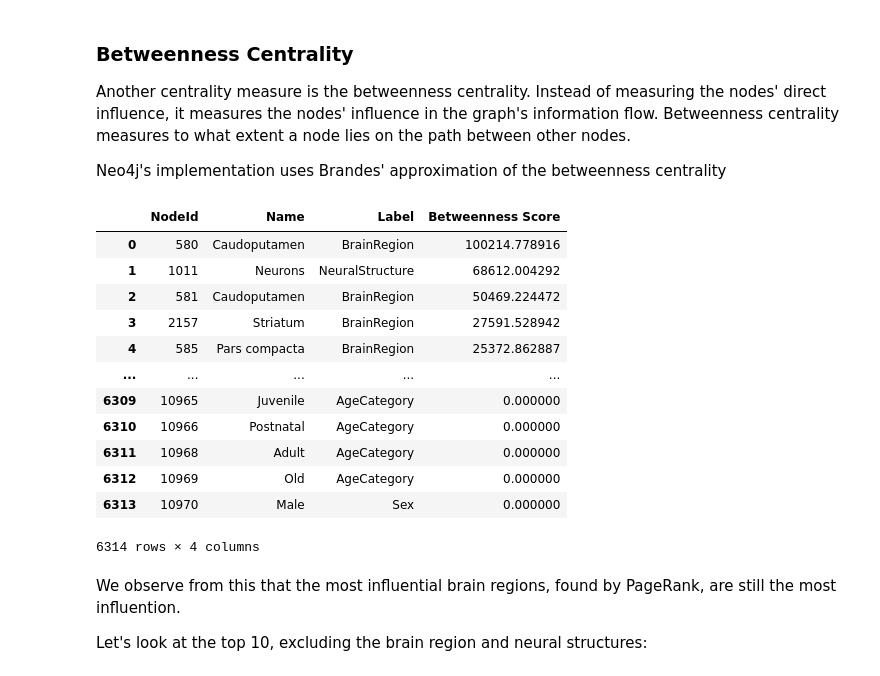
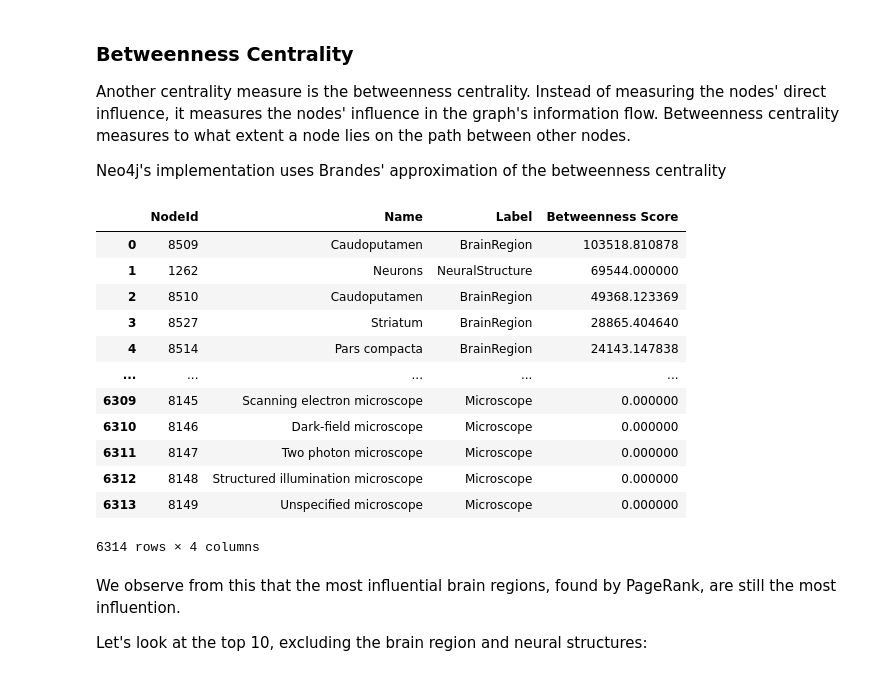
Before and after one commit to marenpg/jupyter_basal_ganglia, a Jupyter notebook: 2. Extending the data with extracted information - GraphAnalysis/1. General information search.ipynb, the cells around one changed output. Drawn from its saved outputs; the diff is of its cells as text; code cells hidden in the pictures.

```diff
--- a/2. Extending the data with extracted information - GraphAnalysis/1. General information search.ipynb
+++ b/2. Extending the data with extracted information - GraphAnalysis/1. General information search.ipynb
@@ -169,17 +172,19 @@ with driver.session() as session:
 Now, we can use this community Id to investigate the largest communities.
 One thing to do is visualization, but for that we need to use other tools, so for now, we can looke at the labels that are within the differnt groups and their count.
 # %%
-top_5 = label_prop_table[:5]
-label_counts = []
-with driver.session() as session:
-    for row in top_5:
+def get_labels_in_communities(prop, row):
+    label_counts = []
+    with driver.session() as session:
         res = session.run("""
-            MATCH (n {community: %d})
-            RETURN DISTINCT labels(n) as label, count(*) as number
-        """ % row[0])
+            MATCH (n {%s: %d})
+            RETURN DISTINCT labels(n)[0] as label, count(n) as number
+            ORDER BY number
+        """ % (prop, row[0]))
 
         for rec in res:
             label_counts.append([rec["label"], rec["number"]])
+        print("Community:", row[0])
+        return label_counts
 
-pd.DataFrame(label_prop_table, columns=["label", "number"])
+pd.DataFrame(get_labels_in_communities("community", label_prop_table[0]), columns=["label", "number"])
 # %% [output]
@@ -206,7 +266,7 @@ The Louvain algorithm is a more advanced method for finding communities in large
 # %%
 import pandas as pd
 
-label_prop_table = []
+louvain_table = []
 with driver.session() as session:
     res = session.run("""
         CALL gds.louvain.stream('all-nodes')
@@ -216,8 +276,8 @@ with driver.session() as session:
     """)
 
     for rec in res:
-        label_prop_table.append([rec["louvainId"], rec["members"]])
+        louvain_table.append([rec["louvainId"], rec["members"]])
 
-pd.DataFrame(label_prop_table, columns=["Louvain Id", "Size"])
+pd.DataFrame(louvain_table, columns=["Louvain Id", "Size"])
 # %% [output]
 |  | Louvain Id | Size |
@@ -238,7 +298,7 @@ Are there any difference with intermediate communities?
 # %%
 import pandas as pd
 
-label_prop_table = []
+louvain_inter_table = []
 with driver.session() as session:
     res = session.run("""
         CALL gds.louvain.stream(
@@ -252,8 +312,8 @@ with driver.session() as session:
     """)
 
     for rec in res:
-        label_prop_table.append([rec["louvainId"], rec["members"]])
+        louvain_inter_table.append([rec["louvainId"], rec["members"]])
 
-pd.DataFrame(label_prop_table, columns=["Louvain Id", "Size"])
+pd.DataFrame(louvain_inter_table, columns=["Louvain Id", "Size"])
 # %% [output]
 |  | Louvain Id | Size |
@@ -288,7 +348,7 @@ with driver.session() as session:
           'all-nodes',
           {
             includeIntermediateCommunities: true,
-            writeProperty: 'louvain-intermediate'
+            writeProperty: 'louvainIntermediate'
           }
         )
     """)
@@ -683,40 +816,41 @@ Neo4j's implementation uses Brandes' approximation of the betweenness centrality
 # %%
 import pandas as pd
 
 label_prop_table = []
 with driver.session() as session:
     new_call = """
         CALL gds.betweenness.stream('all-nodes')
         YIELD nodeId, score
-        RETURN nodeId, gds.util.asNode(nodeId).name AS name, labels(gds.util.asNode(nodeId)) AS label, score
-        ORDER BY name ASC
+        RETURN nodeId, gds.util.asNode(nodeId).name AS name, labels(gds.util.asNode(nodeId))[0] AS label, score
+        ORDER BY score DESC
     """
     ## The sandbox database is not updated with newest production ready algorithms so we call the old way
-    res = session.run("""
+    old_call = """
         CALL gds.alpha.betweenness.sampled.stream('all-nodes')
         YIELD nodeId, centrality
         RETURN nodeId, gds.util.asNode(nodeId).name AS name, labels(gds.util.asNode(nodeId))[0] AS label, centrality
         ORDER BY centrality DESC
-    """)
+    """
+    res = session.run(new_call)
 
 
     for rec in res:
-        label_prop_table.append([rec["nodeId"], rec["name"], rec["label"], rec["centrality"]])
+        label_prop_table.append([rec["nodeId"], rec["name"], rec["label"], rec["score"]])
 
 pd.DataFrame(label_prop_table, columns=["NodeId", "Name", "Label", "Betweenness Score"])
 # %% [output]
 |  | NodeId | Name | Label | Betweenness Score |
-| 0 | 580 | Caudoputamen | BrainRegion | 100214.778916 |
-| 1 | 1011 | Neurons | NeuralStructure | 68612.004292 |
-| 2 | 581 | Caudoputamen | BrainRegion | 50469.224472 |
-| 3 | 2157 | Striatum | BrainRegion | 27591.528942 |
-| 4 | 585 | Pars compacta | BrainRegion | 25372.862887 |
+| 0 | 8509 | Caudoputamen | BrainRegion | 103518.810878 |
+| 1 | 1262 | Neurons | NeuralStructure | 69544.000000 |
+| 2 | 8510 | Caudoputamen | BrainRegion | 49368.123369 |
+| 3 | 8527 | Striatum | BrainRegion | 28865.404640 |
+| 4 | 8514 | Pars compacta | BrainRegion | 24143.147838 |
 | ... | ... | ... | ... | ... |
-| 6309 | 10965 | Juvenile | AgeCategory | 0.000000 |
-| 6310 | 10966 | Postnatal | AgeCategory | 0.000000 |
-| 6311 | 10968 | Adult | AgeCategory | 0.000000 |
-| 6312 | 10969 | Old | AgeCategory | 0.000000 |
-| 6313 | 10970 | Male | Sex | 0.000000 |
+| 6309 | 8145 | Scanning electron microscope | Microscope | 0.000000 |
+| 6310 | 8146 | Dark-field microscope | Microscope | 0.000000 |
+| 6311 | 8147 | Two photon microscope | Microscope | 0.000000 |
+| 6312 | 8148 | Structured illumination microscope | Microscope | 0.000000 |
+| 6313 | 8149 | Unspecified microscope | Microscope | 0.000000 |
 6314 rows × 4 columns
 # %% [markdown]
 We observe from this that the most influential brain regions, found by PageRank, are still the most influention.
```
Also changed, not shown: parts of 39 cells of this notebook, 11 other files.
